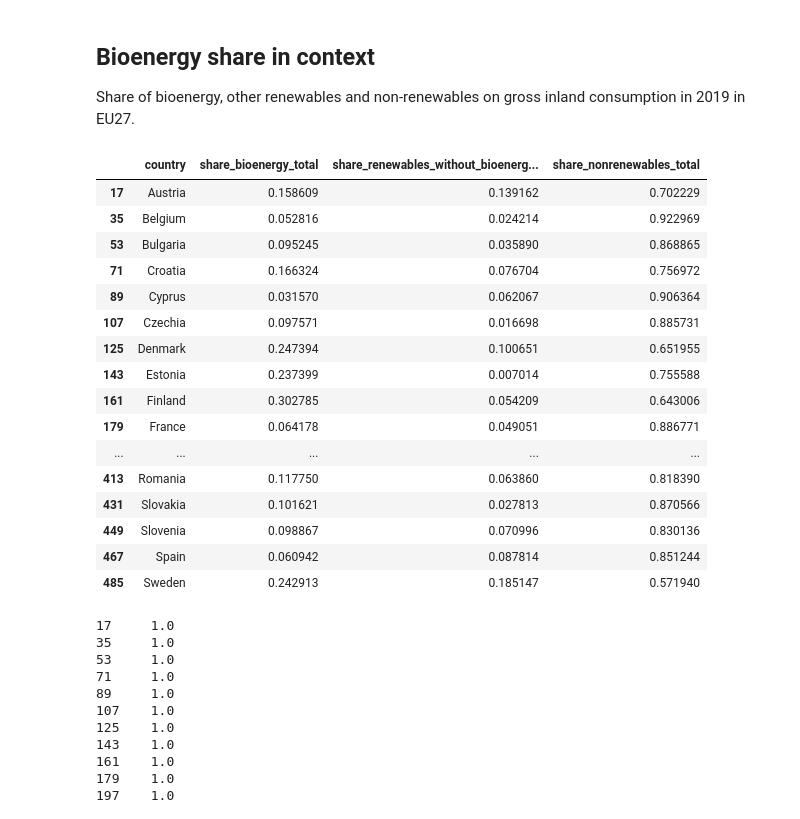
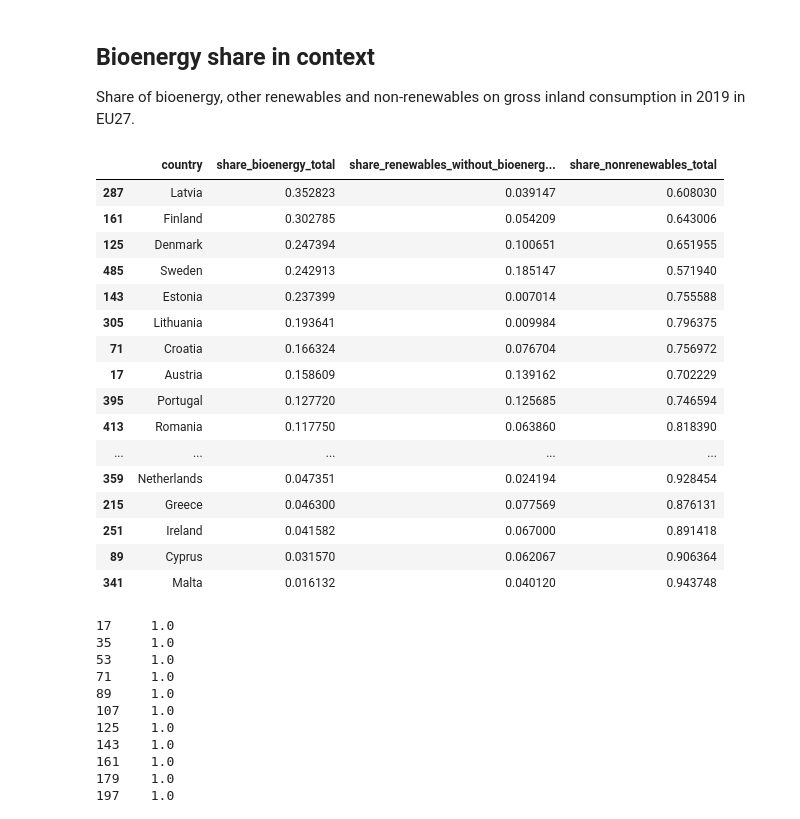
Before and after one commit to jandolezal/balances, a Jupyter notebook: 2021/eu/gross_inland_consumption.ipynb, the cells around one changed output. Saved outputs shown, nothing was run; the diff lists cells and outputs as text; code cells hidden in the pictures.

Commit message:
Sort 2019 shares by bioenergy

```diff
--- a/2021/eu/gross_inland_consumption.ipynb
+++ b/2021/eu/gross_inland_consumption.ipynb
@@ -183,25 +183,25 @@ consumption['share_renewables_without_bioenergy_total'] = consumption['renewable
 consumption['share_nonrenewables_total'] = (consumption['total'] - consumption['renewables']) / consumption['total']
 # %%
 shares_2019 = consumption.loc[consumption['year'] == 2019, ['country', 'share_bioenergy_total', 'share_renewables_without_bioenergy_total', 'share_nonrenewables_total']]
-shares_2019
+shares_2019.sort_values(by='share_bioenergy_total', ascending=False)
 # %% [output]
 |  | country | share_bioenergy_total | share_renewables_without_bioenerg... | share_nonrenewables_total |
+| 287 | Latvia | 0.352823 | 0.039147 | 0.608030 |
+| 161 | Finland | 0.302785 | 0.054209 | 0.643006 |
+| 125 | Denmark | 0.247394 | 0.100651 | 0.651955 |
+| 485 | Sweden | 0.242913 | 0.185147 | 0.571940 |
+| 143 | Estonia | 0.237399 | 0.007014 | 0.755588 |
+| 305 | Lithuania | 0.193641 | 0.009984 | 0.796375 |
+| 71 | Croatia | 0.166324 | 0.076704 | 0.756972 |
 | 17 | Austria | 0.158609 | 0.139162 | 0.702229 |
-| 35 | Belgium | 0.052816 | 0.024214 | 0.922969 |
-| 53 | Bulgaria | 0.095245 | 0.035890 | 0.868865 |
-| 71 | Croatia | 0.166324 | 0.076704 | 0.756972 |
+| 395 | Portugal | 0.127720 | 0.125685 | 0.746594 |
+| 413 | Romania | 0.117750 | 0.063860 | 0.818390 |
+| ... | ... | ... | ... | ... |
+| 359 | Netherlands | 0.047351 | 0.024194 | 0.928454 |
+| 215 | Greece | 0.046300 | 0.077569 | 0.876131 |
+| 251 | Ireland | 0.041582 | 0.067000 | 0.891418 |
 | 89 | Cyprus | 0.031570 | 0.062067 | 0.906364 |
-| 107 | Czechia | 0.097571 | 0.016698 | 0.885731 |
-| 125 | Denmark | 0.247394 | 0.100651 | 0.651955 |
-| 143 | Estonia | 0.237399 | 0.007014 | 0.755588 |
-| 161 | Finland | 0.302785 | 0.054209 | 0.643006 |
-| 179 | France | 0.064178 | 0.049051 | 0.886771 |
-| ... | ... | ... | ... | ... |
-| 413 | Romania | 0.117750 | 0.063860 | 0.818390 |
-| 431 | Slovakia | 0.101621 | 0.027813 | 0.870566 |
-| 449 | Slovenia | 0.098867 | 0.070996 | 0.830136 |
-| 467 | Spain | 0.060942 | 0.087814 | 0.851244 |
-| 485 | Sweden | 0.242913 | 0.185147 | 0.571940 |
+| 341 | Malta | 0.016132 | 0.040120 | 0.943748 |
 # %%
 shares_2019.sum(axis=1)
 # %% [output]
```
Also changed, not shown: parts of 1 cell of this notebook, 1 other file.
